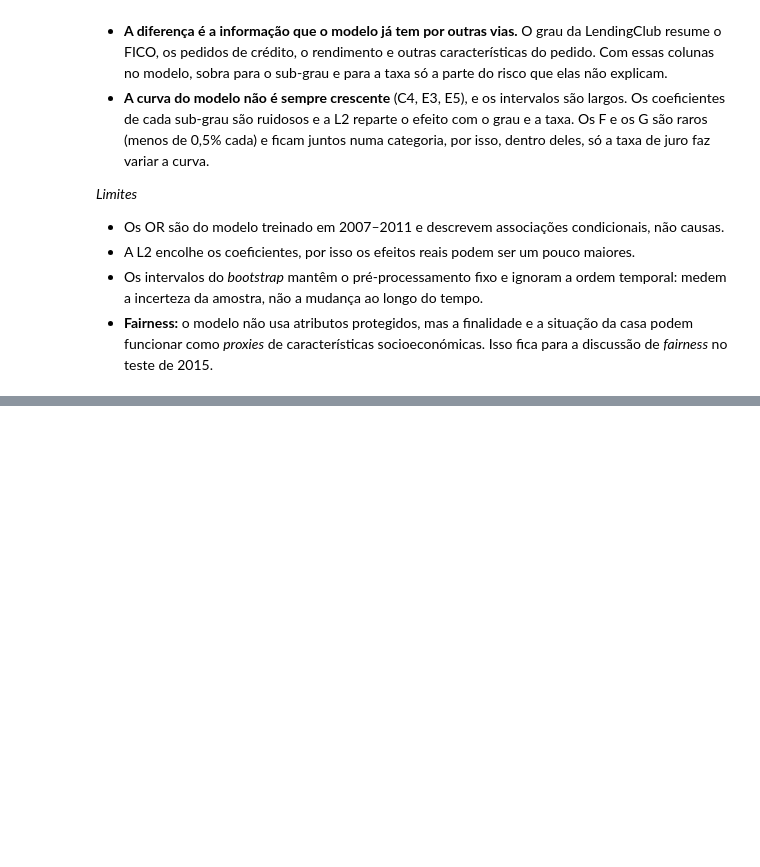
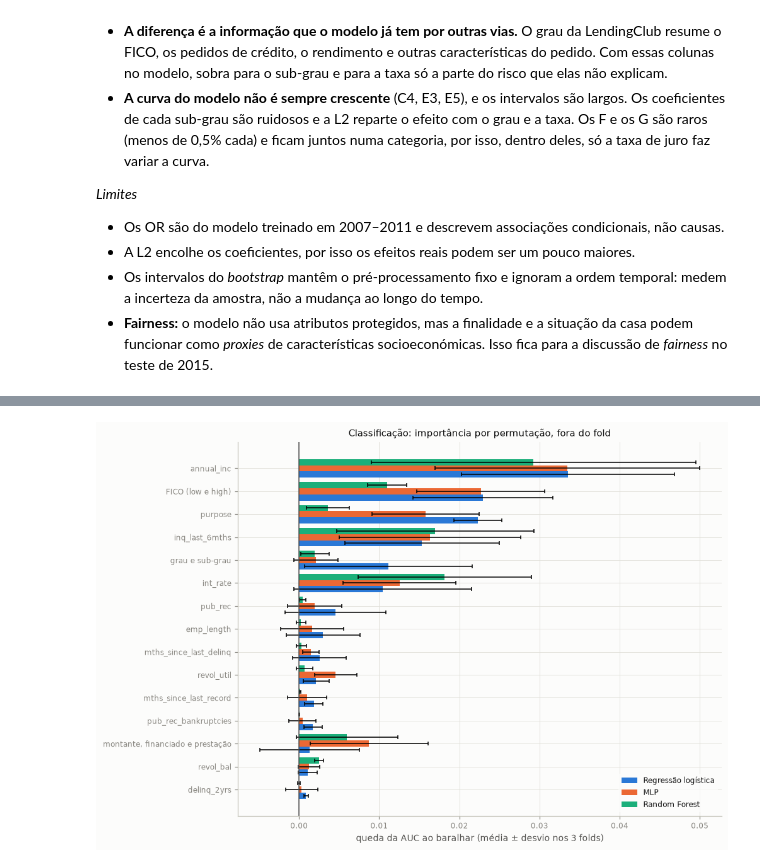
Before and after one commit to JoaoPSVieira/projeto-cd-lending-club, a Jupyter notebook: notebooks/04c_classificacao.ipynb, the cells around one changed output, grey strips where cells are left out. Saved outputs shown, nothing was run; the diff lists cells and outputs as text; code cells hidden in the pictures; blank space fills up the shorter version.

Commit message:
Classificação: importância por permutação e dependência parcial

```diff
--- a/notebooks/04c_classificacao.ipynb
+++ b/notebooks/04c_classificacao.ipynb
@@ -1518,0 +1537,15 @@ grade_odds.round(3)
+# %%
+# Armadilha: baralhar o open_acc sem o total_acc (fold 3, regressão logística)
+tr, va = list(runner.splitter.split(ordered["issue_d"]))[2]
+pipe = runner.refit(ordered.iloc[tr], specs["Regressão logística"])
+X_va, y_va = ordered[runner.columns].iloc[va], is_default.iloc[va].to_numpy()
+shuffled = X_va.copy()
+shuffled["open_acc"] = X_va["open_acc"].to_numpy()[np.random.default_rng(config.RANDOM_SEED).permutation(len(X_va))]
+A_va, A_shuffled = pipe[:-1].transform(X_va), pipe[:-1].transform(shuffled)
+print(f"Mais contas abertas do que no total, depois de baralhar: "
+      f"{(shuffled['open_acc'] > shuffled['total_acc']).mean():.1%} dos empréstimos (antes: "
+      f"{(X_va['open_acc'] > X_va['total_acc']).mean():.1%})")
+print(f"Indicador de falta do open_acc_pct, padronizado (máximo): "
+      f"{A_va['missingindicator_open_acc_pct'].max():.2f} -> {A_shuffled['missingindicator_open_acc_pct'].max():.2f}")
+print(f"AUC da logística: {roc_auc_score(y_va, positive_proba(pipe, X_va)):.3f} -> "
+      f"{roc_auc_score(y_va, positive_proba(pipe, shuffled)):.3f}")
@@ -1518,0 +1598,6 @@ grade_odds.round(3)
+# %%
+# Queda da AUC (média ± desvio nos 3 folds), ordenada pela logística
+summary_imp = importance.groupby(["variável", "modelo"])["queda da AUC"].agg(["mean", "std"]).unstack("modelo")
+summary_imp = summary_imp.sort_values(("mean", "Regressão logística"), ascending=False)
+pd.DataFrame({name: [format_mean_std(m, s) for m, s in zip(summary_imp[("mean", name)], summary_imp[("std", name)])]
+              for name in PERM_MODELS}, index=summary_imp.index).head(20)
@@ -1518,0 +1623,18 @@ grade_odds.round(3)
+# %%
+# Figura: as 15 colunas mais importantes para a logística, nos três modelos
+top = summary_imp.head(15).iloc[::-1]
+position = np.arange(len(top))
+height = 0.27
+fig, ax = plt.subplots(figsize=(9, 7))
+for k, (name, color) in enumerate(zip(PERM_MODELS, CATEGORICAL)):
+    ax.barh(position + (k - 1) * height, top[("mean", name)], height=height, xerr=top[("std", name)],
+            color=color, label=name, error_kw={"elinewidth": 1, "capsize": 2})
+ax.axvline(0, color="0.3", linewidth=1)
+ax.set_yticks(position, labels=top.index)
+ax.set(xlabel="queda da AUC ao baralhar (média ± desvio nos 3 folds)",
+       title="Classificação: importância por permutação, fora do fold")
+ax.legend(loc="lower right")
+fig.savefig(config.FIGURES_DIR / "mod_cls_importancia.png")
+plt.show()
+# %% [output]
+[figure, added]
```
Also changed, not shown: parts of 6 cells of this notebook, 3 other files.
